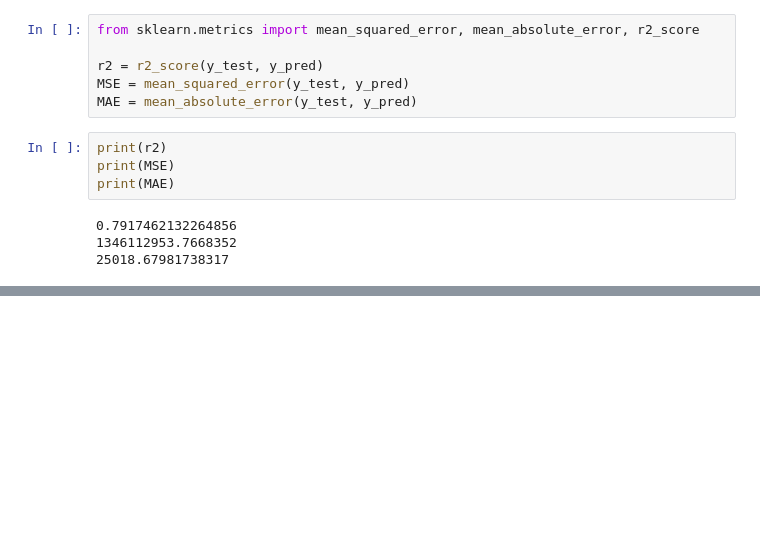
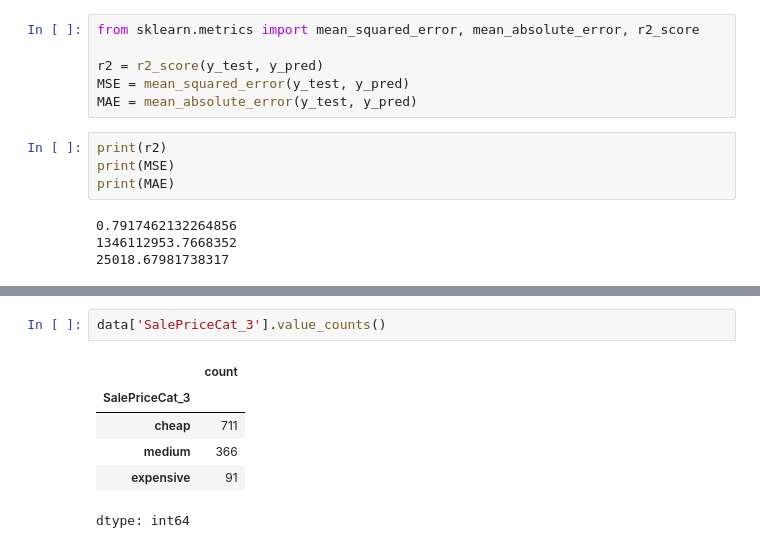
Before and after one commit to OctaMarina/house-price-prediction-integra, a Jupyter notebook: notebooks/pipeline_Irina_cruceru.ipynb, the cells around one changed output, grey strips where cells are left out. Saved outputs shown, nothing was run; the diff lists cells and outputs as text; blank space fills up the shorter version.

```diff
--- a/notebooks/pipeline_Irina_cruceru.ipynb
+++ b/notebooks/pipeline_Irina_cruceru.ipynb
@@ -125,0 +147,9 @@ print(MAE)
+# %%
+data['SalePriceCat_3'].value_counts()
+# %% [output]
+|  | count |
+| SalePriceCat_3 |  |
+| cheap | 711 |
+| medium | 366 |
+| expensive | 91 |
+dtype: int64
```
Also changed, not shown: parts of 19 cells of this notebook.
